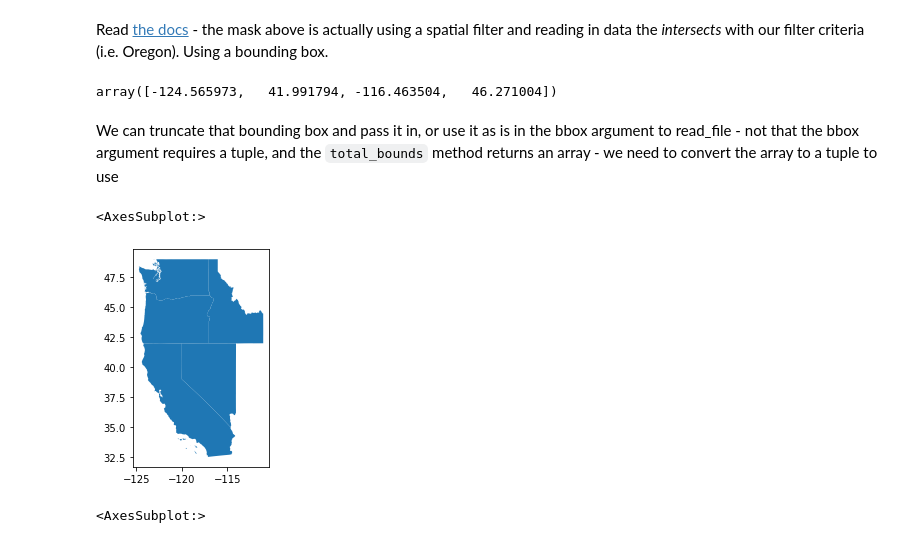
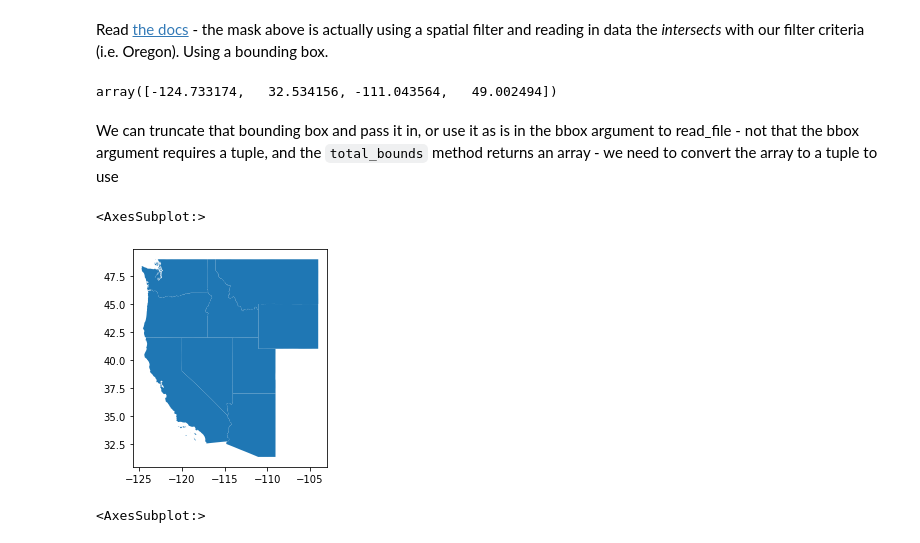
Before and after one commit to mhweber/AWRA2022GeoWorkshop, a Jupyter notebook: Workbooks/Python/Session2/Geoprocessing.ipynb, the cells around one changed output. Saved outputs shown, nothing was run; the diff lists cells and outputs as text; code cells hidden in the pictures.

```diff
--- a/Workbooks/Python/Session2/Geoprocessing.ipynb
+++ b/Workbooks/Python/Session2/Geoprocessing.ipynb
@@ -76,10 +76,14 @@ ax.set_aspect("auto")
 # %% [markdown]
 We can also apply a geometry or bounding box fliter as another type of mask on read-in
 # %%
-OR_Plus = gpd.read_file('https://eric.clst.org/assets/wiki/uploads/Stuff/gz_2010_us_040_00_500k.json',
-    mask=states[states.NAME=="Oregon"],
+import pygeohydro as gh
+
+states = gh.helpers.get_us_states("contiguous")
+OR = gpd.read_file(
+    "https://eric.clst.org/assets/wiki/uploads/Stuff/gz_2010_us_040_00_500k.json",
+    mask=states[states.NAME == "Oregon"],
 )
-OR_Plus.plot()
+OR.plot()
 # %% [output]
 <AxesSubplot:>
 [figure]
@@ -88,18 +92,19 @@ Read [the docs](https://geopandas.org/en/stable/docs/user_guide/io.html) - the m
 # %%
 OR.total_bounds
 # %% [output]
-array([-124.565973,   41.991794, -116.463504,   46.271004])
+array([-124.733174,   32.534156, -111.043564,   49.002494])
 # %% [markdown]
 We can truncate that bounding box and pass it in, or use it as is in the bbox argument to read_file - not that the bbox argument requires a tuple, and the `total_bounds` method returns an array - we need to convert the array to a tuple to use
 # %%
 OR_bbox = tuple(OR.total_bounds)
-OR = gpd.read_file('https://eric.clst.org/assets/wiki/uploads/Stuff/gz_2010_us_040_00_500k.json',
+OR = gpd.read_file(
+    "https://eric.clst.org/assets/wiki/uploads/Stuff/gz_2010_us_040_00_500k.json",
     bbox=OR_bbox,
 )
 OR.plot()
 # %% [output]
 <AxesSubplot:>
-[figure, old version]
+[figure, new version]
 # %%
 bbox = (-122.0, 42.5, -118.0, 45.0)
 # %%
```
Also changed, not shown: parts of 13 cells of this notebook, 7 other files.
